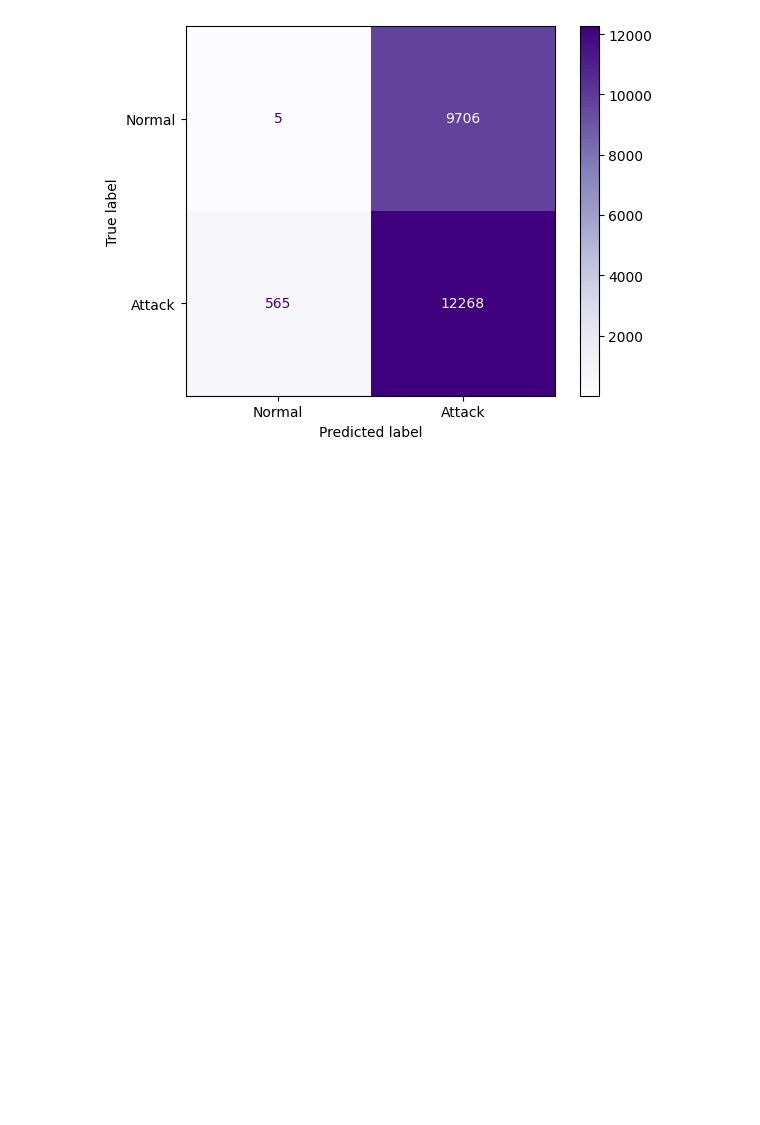
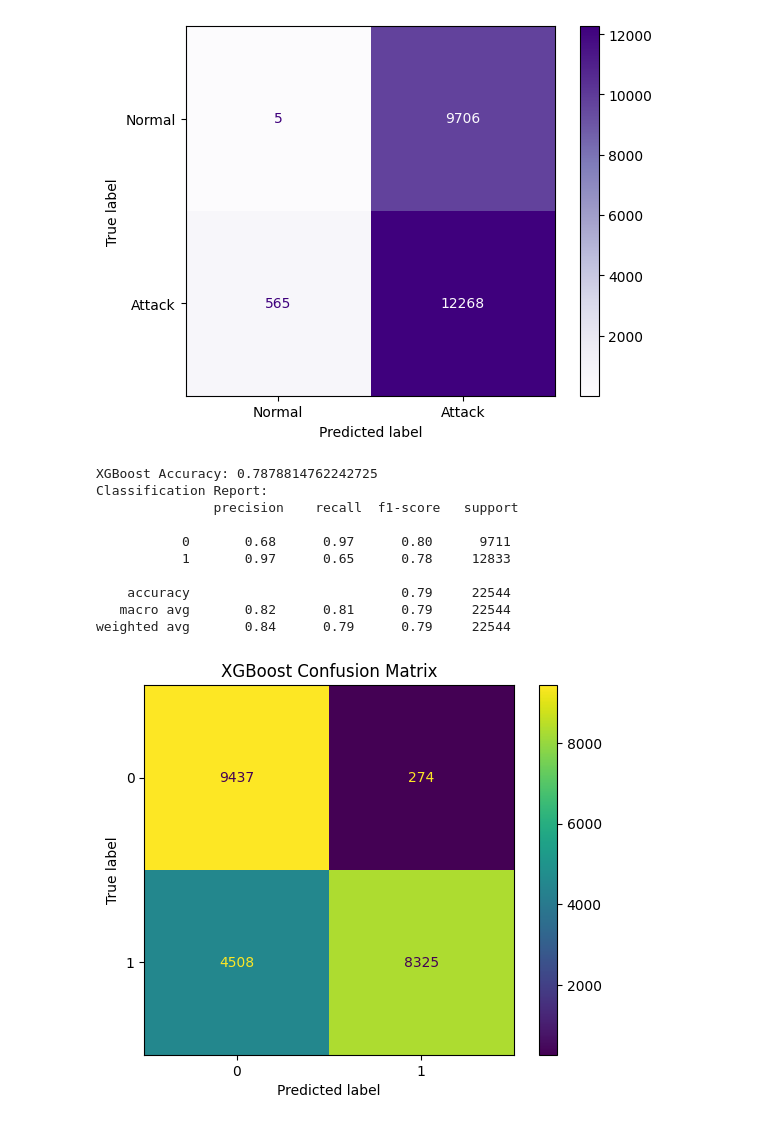
Before and after one commit to ayosarchive/cybersecurity-anomaly-detection, a Jupyter notebook: notebooks/01_data_loading_and_preprocessing.ipynb, the cells around one changed output. Saved outputs shown, nothing was run; the diff lists cells and outputs as text; code cells hidden in the pictures; blank space fills up the shorter version.

Commit message:
feat: implemented baseline XGBoost model with evaluation and confusion matrix

```diff
--- a/notebooks/01_data_loading_and_preprocessing.ipynb
+++ b/notebooks/01_data_loading_and_preprocessing.ipynb
@@ -259,3 +259,43 @@ Classification Report:
 weighted avg       0.32      0.54      0.40     22544
 <sklearn.metrics._plot.confusion_matrix.ConfusionMatrixDisplay at 0x...>
 [figure]
+# %%
+from xgboost import XGBClassifier
+from sklearn.metrics import accuracy_score, classification_report, ConfusionMatrixDisplay
+import matplotlib.pyplot as plt
+# ------------------------------------------------------
+# Step 6: Train and Evaluate XGBoost Classifier
+# ------------------------------------------------------
+
+# Initialize the model
+xgb_model = XGBClassifier(
+    eval_metric='logloss',        # sets a standard evaluation metric
+    random_state=42               # ensures reproducibility
+)
+
+# Train the model
+xgb_model.fit(x_train, y_train)
+
+# Predict on test set
+xgb_preds = xgb_model.predict(x_test)
+
+# Evaluate
+print("XGBoost Accuracy:", accuracy_score(y_test, xgb_preds))
+print("Classification Report:\n", classification_report(y_test, xgb_preds))
+
+# Confusion matrix
+ConfusionMatrixDisplay.from_predictions(y_test, xgb_preds)
+plt.title("XGBoost Confusion Matrix")
+plt.show()
+# %% [output]
+XGBoost Accuracy: 0.7878814762242725
+Classification Report:
+               precision    recall  f1-score   support
+
+           0       0.68      0.97      0.80      9711
+           1       0.97      0.65      0.78     12833
+
+    accuracy                           0.79     22544
+   macro avg       0.82      0.81      0.79     22544
+weighted avg       0.84      0.79      0.79     22544
+[figure, added]
```
